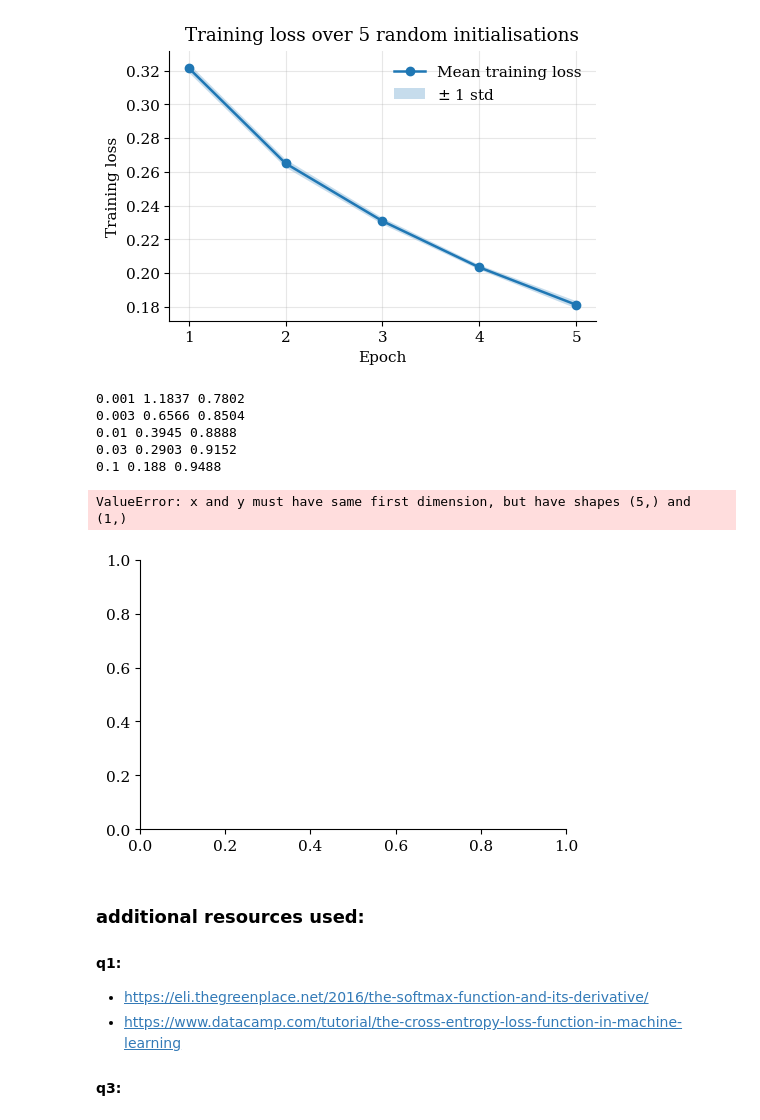
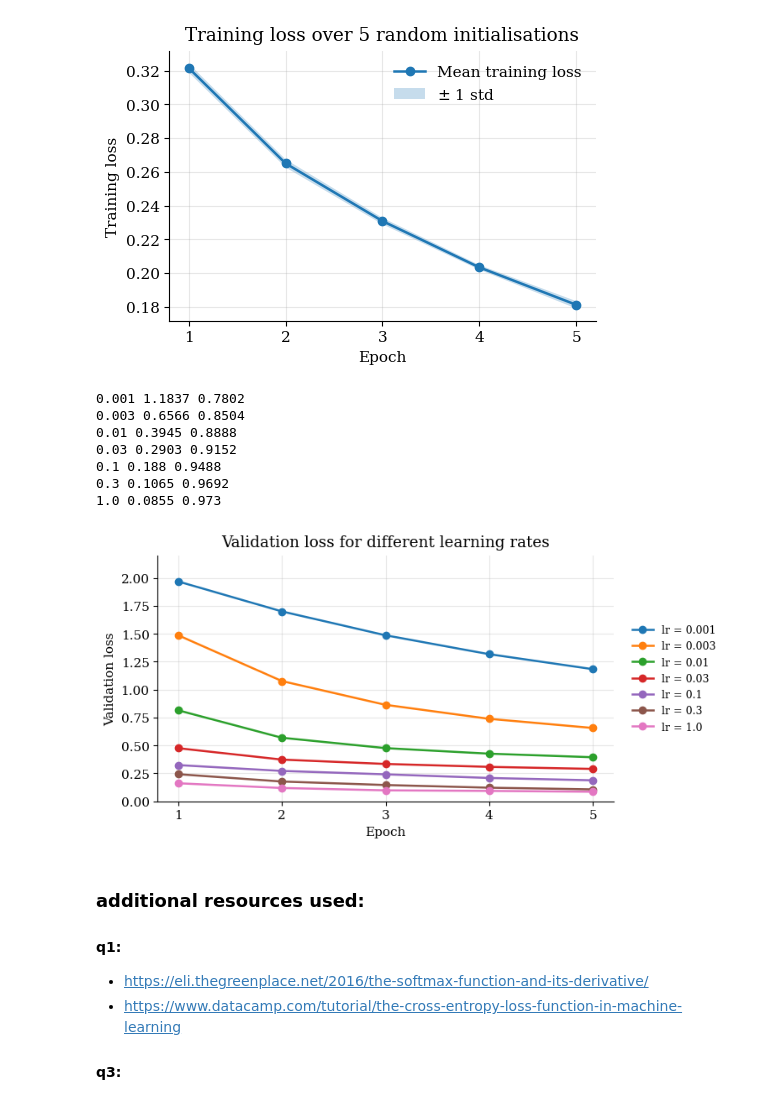
Before and after one commit to alisonattard/DeepLearning, a Jupyter notebook: Code.ipynb, the cells around one changed output. Cells and saved outputs as stored; diff of their text form; code cells hidden in the pictures.

```diff
--- a/Code.ipynb
+++ b/Code.ipynb
@@ -809,7 +811,7 @@ std: [0.0026 0.0024 0.0019 0.0014 0.0022]
 # %%
 # diff learning rates
 
-lrs = [0.001, 0.003, 0.01, 0.03, 0.1]
+lrs = [0.001, 0.003, 0.01, 0.03, 0.1, 0.3, 1.0]
 lr_runs = {lr: train(lr, 83) for lr in lrs}
 
 for lr in lrs:
@@ -820,24 +822,27 @@ for lr in lrs:
 0.01 0.3945 0.8888
 0.03 0.2903 0.9152
 0.1 0.188 0.9488
+0.3 0.1065 0.9692
+1.0 0.0855 0.973
-# %%
-epochs_axis = np.arange(1, 6)
-
-fig, ax = plt.subplots(figsize=(5.5, 3.5))
-for lr in lrs:
-    ax.plot(epochs_axis, lr_runs[lr][2], linewidth=1.8, marker="o", label=f"lr = {lr}")
-
-ax.set_xlabel("Epoch")
-ax.set_ylabel("Validation loss")
-ax.set_title("Validation loss for different learning rates", loc="center", pad=8)
-ax.set_xticks(list(epochs_axis))
-ax.grid(True, alpha=0.3)
-ax.legend(frameon=False)
-fig.savefig("q8_lr.pdf", bbox_inches="tight")
-plt.show()
-# %% [output]
-ValueError: x and y must have same first dimension, but have shapes (5,) and (1,)
-[figure, removed]
+# %%
+# plotting
+epochs_axis = np.arange(1, 6)
+
+fig, ax = plt.subplots(figsize=(7, 3.8))
+for lr in lrs:
+    ax.plot(epochs_axis, lr_runs[lr][2], linewidth=1.8, marker="o", label=f"lr = {lr}")
+
+ax.set_xlabel("Epoch")
+ax.set_ylabel("Validation loss")
+ax.set_title("Validation loss for different learning rates", loc="center", pad=8)
+ax.set_xticks(list(epochs_axis))
+ax.set_ylim(0, 2.2)
+ax.grid(True, alpha=0.3)
+ax.legend(frameon=False, fontsize=9, loc="center left", bbox_to_anchor=(1.02, 0.5))
+fig.savefig("q8_lr.pdf", bbox_inches="tight")
+plt.show()
+# %% [output]
+[figure, added]
 # %%
 # final set of hyperparameters & report accuracy
 # %% [markdown]
```
Also changed, not shown: parts of 3 cells of this notebook, 7 other files.
